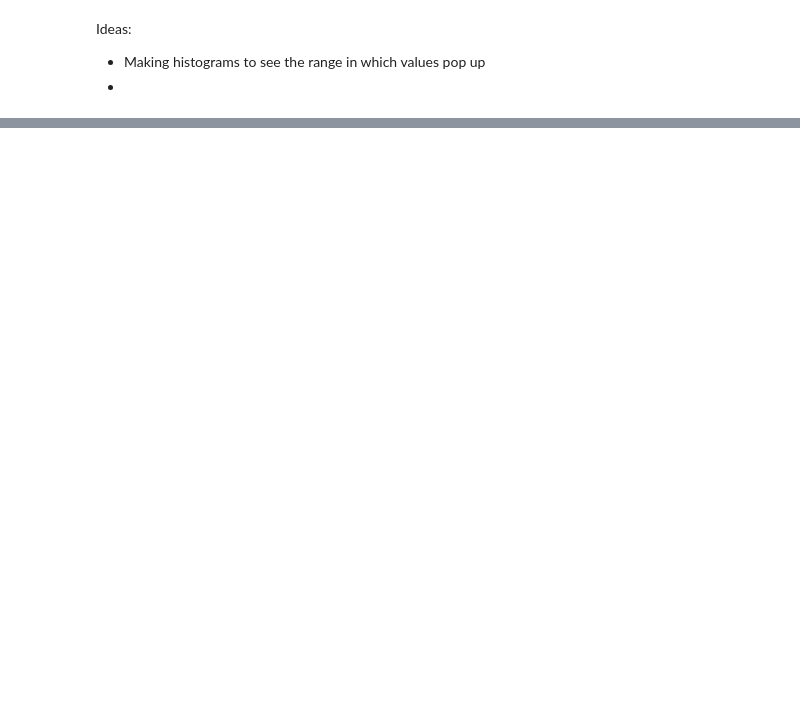
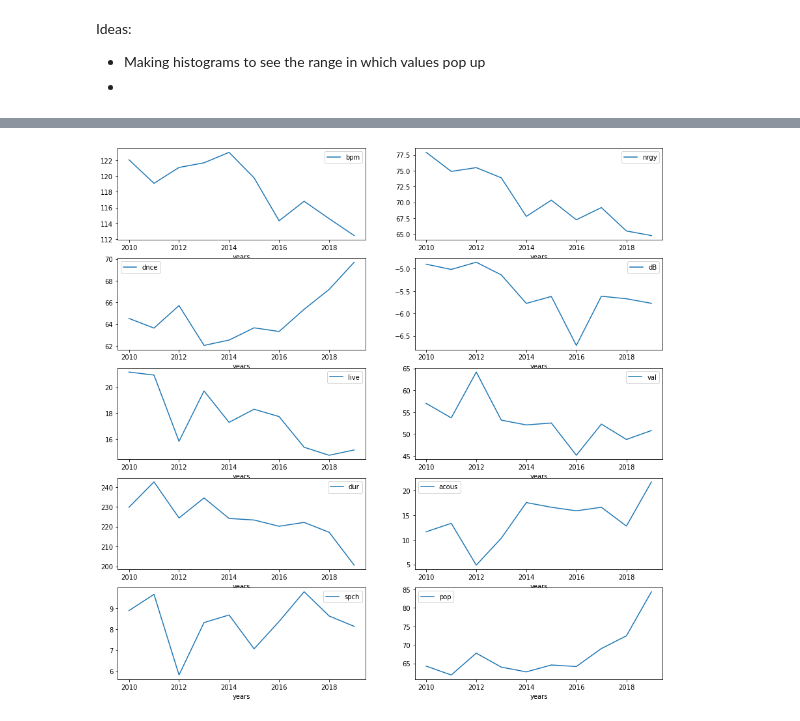
Before and after one commit to make-a-mark/dh140, a Jupyter notebook: FinalProject/Preliminary Project Notebook.ipynb, the cells around one changed output, grey strips where cells are left out. Drawn from its saved outputs; the diff is of its cells as text; code cells hidden in the pictures; blank space fills up the shorter version.

Commit message:
Adding more data exploration and data analysis

```diff
--- a/FinalProject/Preliminary Project Notebook.ipynb
+++ b/FinalProject/Preliminary Project Notebook.ipynb
@@ -109,0 +177,4 @@ Ideas:
+# %%
+year_means = top10s_df.groupby('year').mean()
+years = year_means.index.to_frame()
+year_means
@@ -109,0 +209,22 @@ Ideas:
+# %%
+columns = list(top10s_df.columns)
+truncated_columns = columns[5:]
+
+fig, axes = plt.subplots(nrows=5,ncols=2,figsize=(15,15))
+
+i = 0
+j = 0
+
+for column in truncated_columns:
+    year_column = pd.DataFrame({'years': years['year'],
+             column: year_means[column]},
+             columns = ['years', column])
+
+    year_column.plot(kind='line', x='years', y=column, subplots=True, ax = axes[i][j])
+    if j == 1:
+        i = i + 1
+        j = 0
+    else:
+        j = j + 1
+# %% [output]
+[figure, added]
```
Also changed, not shown: parts of 20 cells of this notebook.
